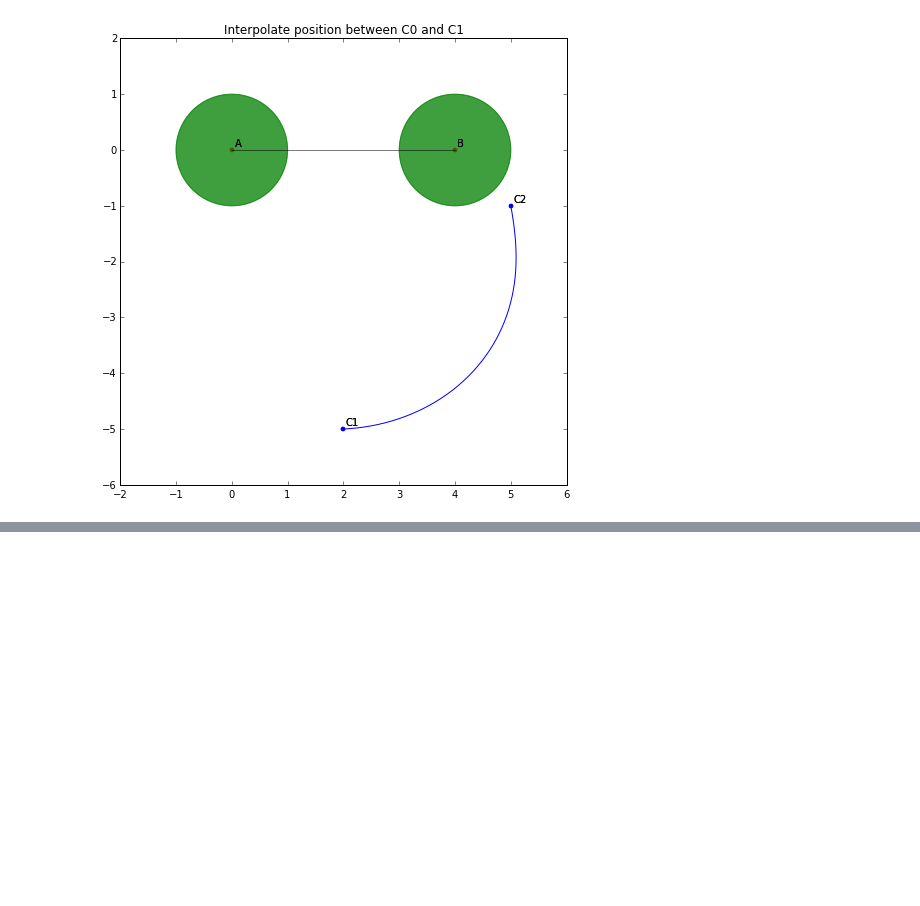
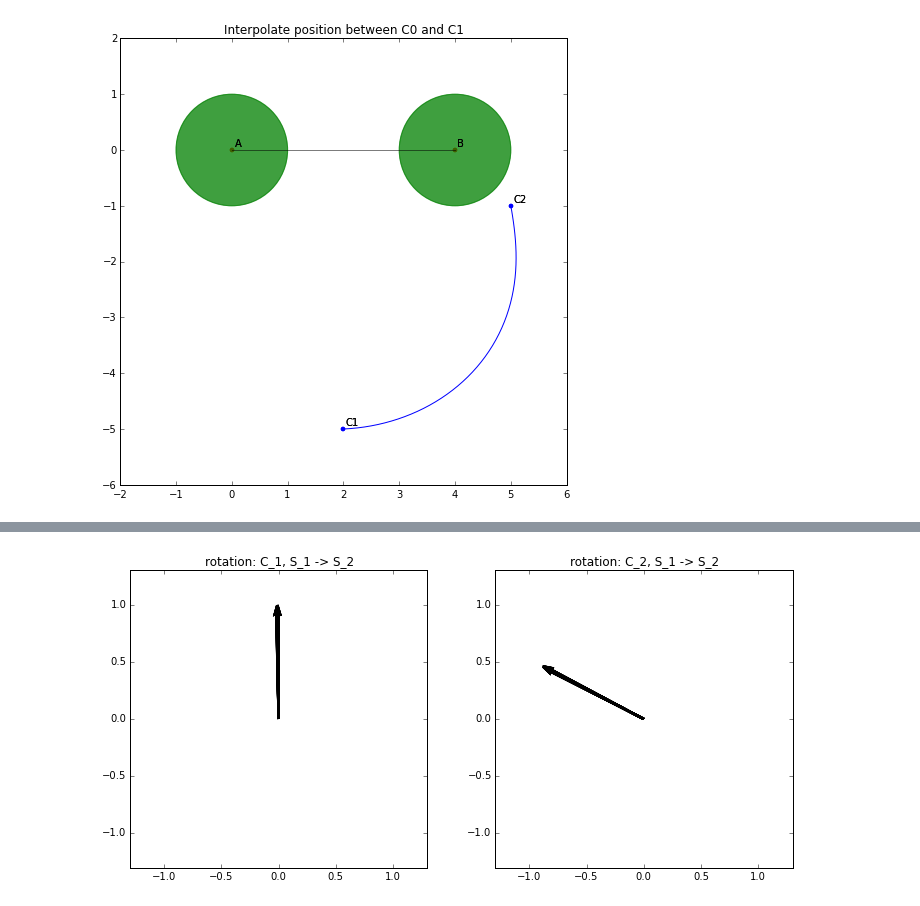
Before and after one commit to njoubert/spooky, a Jupyter notebook: experiments/ipython/10 - JE - Orientation Interpolation.ipynb, the cells around one changed output, grey strips where cells are left out. Saved outputs shown, nothing was run; the diff lists cells and outputs as text; code cells hidden in the pictures; blank space fills up the shorter version.

```diff
--- a/experiments/ipython/10 - JE - Orientation Interpolation.ipynb
+++ b/experiments/ipython/10 - JE - Orientation Interpolation.ipynb
@@ -217,0 +262,19 @@ n_2:  [ 0.  0.  1.]
+# %%
+gs = gridspec.GridSpec(1, 2, width_ratios=[1,1], height_ratios=[1,1,1])
+fig = plt.figure()
+f1 = fig.add_subplot(gs[0])
+f2 = fig.add_subplot(gs[1])
+
+f1.quiver(np.linspace(0,0), np.linspace(0,0), np.linspace(rotation_1.yAxis().x(), rotation_1_2.yAxis().x()),np.linspace(rotation_1.yAxis().y(), rotation_1_2.yAxis().y()),angles='xy',scale_units='xy',scale=1)
+f1.set_ylim([-1.3,1.3])
+f1.set_xlim([-1.3,1.3])
+f1.set_title("rotation: C_1, S_1 -> S_2")
+f1.set_aspect('equal')
+
+f2.quiver(np.linspace(0,0), np.linspace(0,0), np.linspace(rotation_2.yAxis().x(), rotation_2_2.yAxis().x()),np.linspace(rotation_2.yAxis().y(), rotation_2_2.yAxis().y()),angles='xy',scale_units='xy',scale=1)
+f2.set_ylim([-1.3,1.3])
+f2.set_xlim([-1.3,1.3])
+f2.set_title("rotation: C_2, S_1 -> S_2")
+f2.set_aspect('equal')
+# %% [output]
+[figure, added]
```
Also changed, not shown: parts of 3 cells of this notebook.
